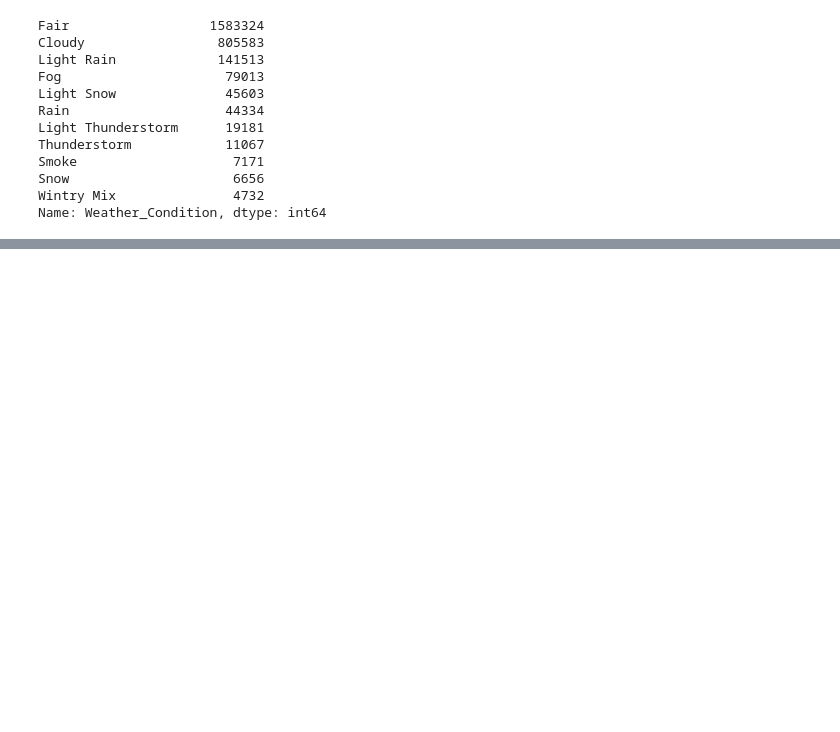
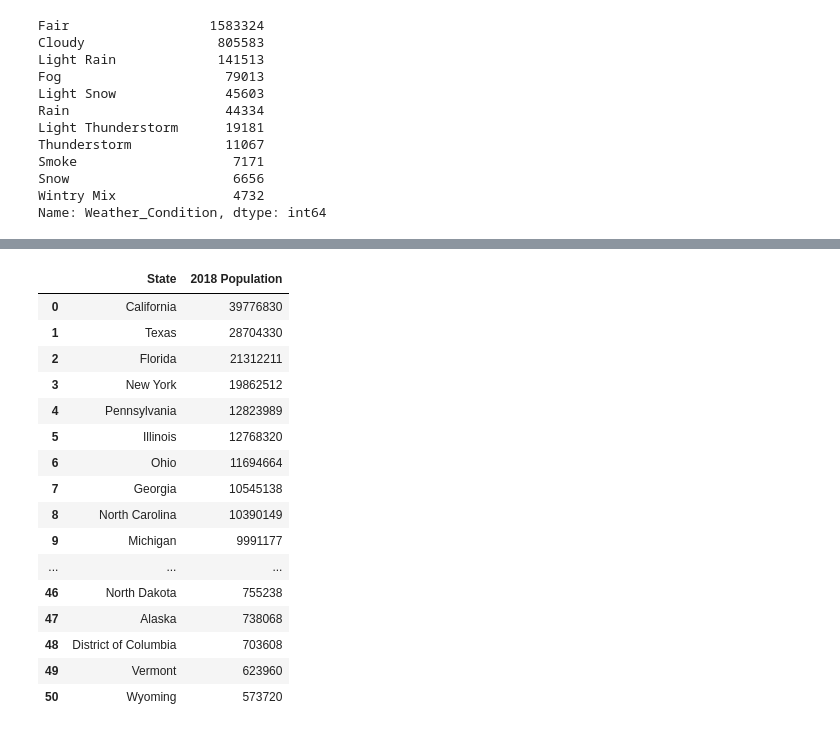
Before and after one commit to jeffc1020/453-visualization, a Jupyter notebook: final.ipynb, the cells around one changed output, grey strips where cells are left out. Cells and saved outputs as stored; diff of their text form; code cells hidden in the pictures; blank space fills up the shorter version.

Commit message:
More data cleaning, preparations for graphing

```diff
--- a/final.ipynb
+++ b/final.ipynb
@@ -206,3 +206,27 @@ df.head()
 # Proportion of accidents that are severe for each weather condition (horizontal pie plot)
 # Number of accidents for each day of the week (line graph)
 # Number of accidents per month for the entire 5 year period (line graph)
+# %%
+# Load in state populations to make first graph
+populations = pd.read_csv('State Populations.csv')
+populations
+# This data has 51 states, including DC, while the car accidents dataset leaves out Hawaii and Alaska.
+# Furthermore, we should probably convert the state name abbreviations in the big dataset to their actual names to match it up with this dataset.
+# %% [output]
+|  | State | 2018 Population |
+| 0 | California | 39776830 |
+| 1 | Texas | 28704330 |
+| 2 | Florida | 21312211 |
+| 3 | New York | 19862512 |
+| 4 | Pennsylvania | 12823989 |
+| 5 | Illinois | 12768320 |
+| 6 | Ohio | 11694664 |
+| 7 | Georgia | 10545138 |
+| 8 | North Carolina | 10390149 |
+| 9 | Michigan | 9991177 |
+| ... | ... | ... |
+| 46 | North Dakota | 755238 |
+| 47 | Alaska | 738068 |
+| 48 | District of Columbia | 703608 |
+| 49 | Vermont | 623960 |
+| 50 | Wyoming | 573720 |
```
Also changed, not shown: parts of 2 cells of this notebook.
